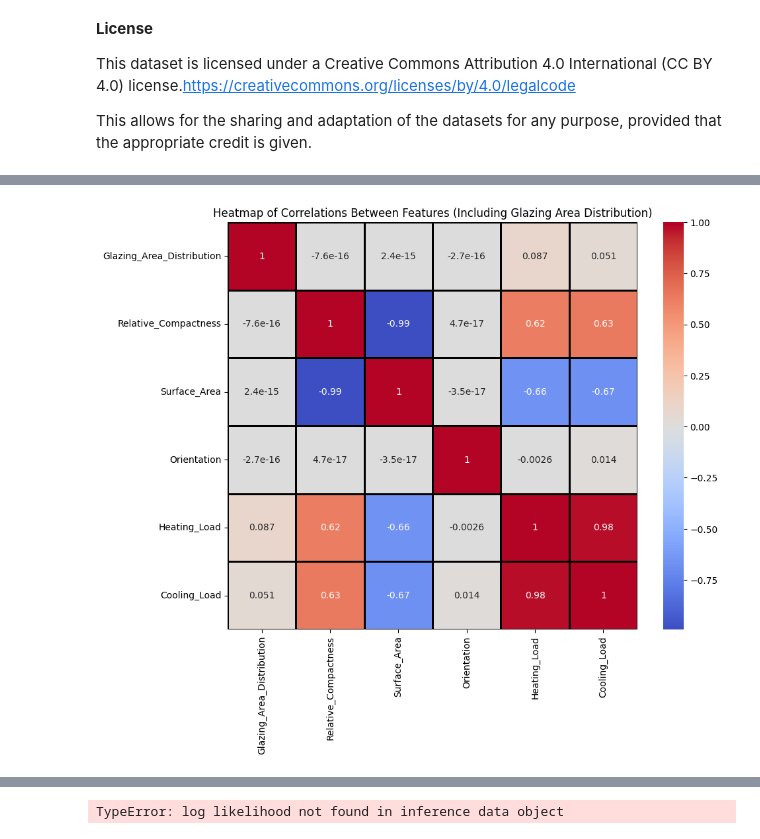
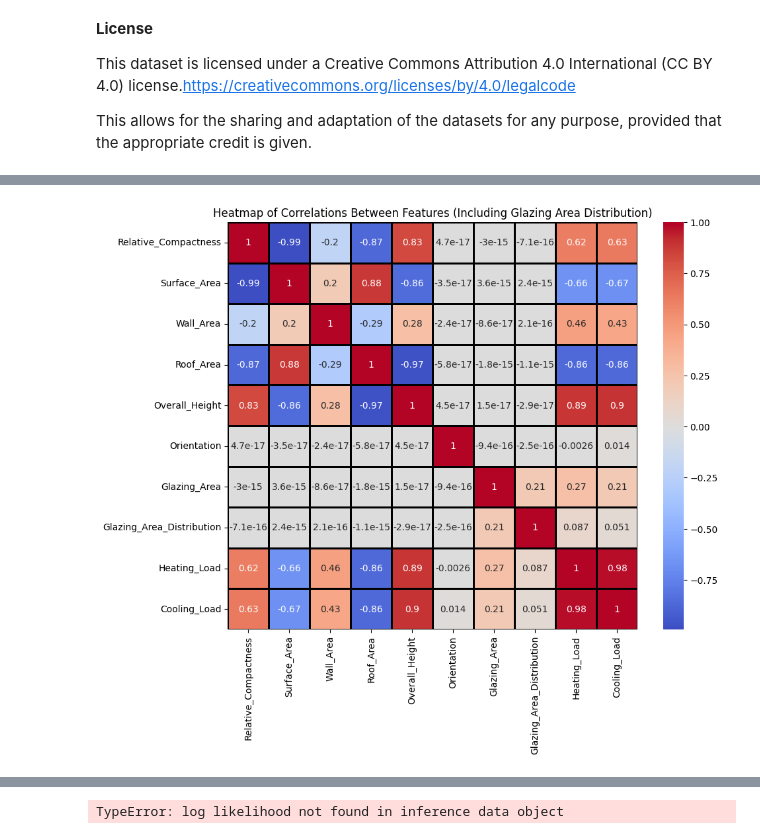
Before and after one commit to venkatanadikatla/pytorch, a Jupyter notebook: Hierarchical_Model_Energy_Efficient.ipynb, the cells around one changed output, grey strips where cells are left out. Cells and saved outputs as stored; diff of their text form; code cells hidden in the pictures.

```diff
--- a/Hierarchical_Model_Energy_Efficient.ipynb
+++ b/Hierarchical_Model_Energy_Efficient.ipynb
@@ -73,24 +75,24 @@ plt.show()
 # %%
 import seaborn as sns
 import matplotlib.pyplot as plt
 
 # Selecting relevant features for heatmap (including interactions)
-interaction_features = ['Glazing_Area_Distribution', 'Relative_Compactness', 'Surface_Area',
-                        'Orientation', 'Heating_Load', 'Cooling_Load']
+interaction_features = ['Relative_Compactness', 'Surface_Area', 'Wall_Area', 'Roof_Area', 'Overall_Height',
+              'Orientation', 'Glazing_Area', 'Glazing_Area_Distribution', 'Heating_Load', 'Cooling_Load']
 
 # Create a new dataframe with these features
 df_interaction = df[interaction_features]
 
 # Generate the correlation matrix
 corr_matrix_interaction = df_interaction.corr()
 
 # Plot the heatmap
 plt.figure(figsize=(10, 8))
 sns.heatmap(corr_matrix_interaction, annot=True, cmap="coolwarm", center=0, linewidths=1, linecolor='black')
 plt.title('Heatmap of Correlations Between Features (Including Glazing Area Distribution)')
 plt.show()
 # %% [output]
-[figure, old version]
+[figure, new version]
 # %%
 # Correlation matrix for heating load
 corr_matrix_heating = df.corr()['Heating_Load']
```
Also changed, not shown: parts of 11 cells of this notebook.
